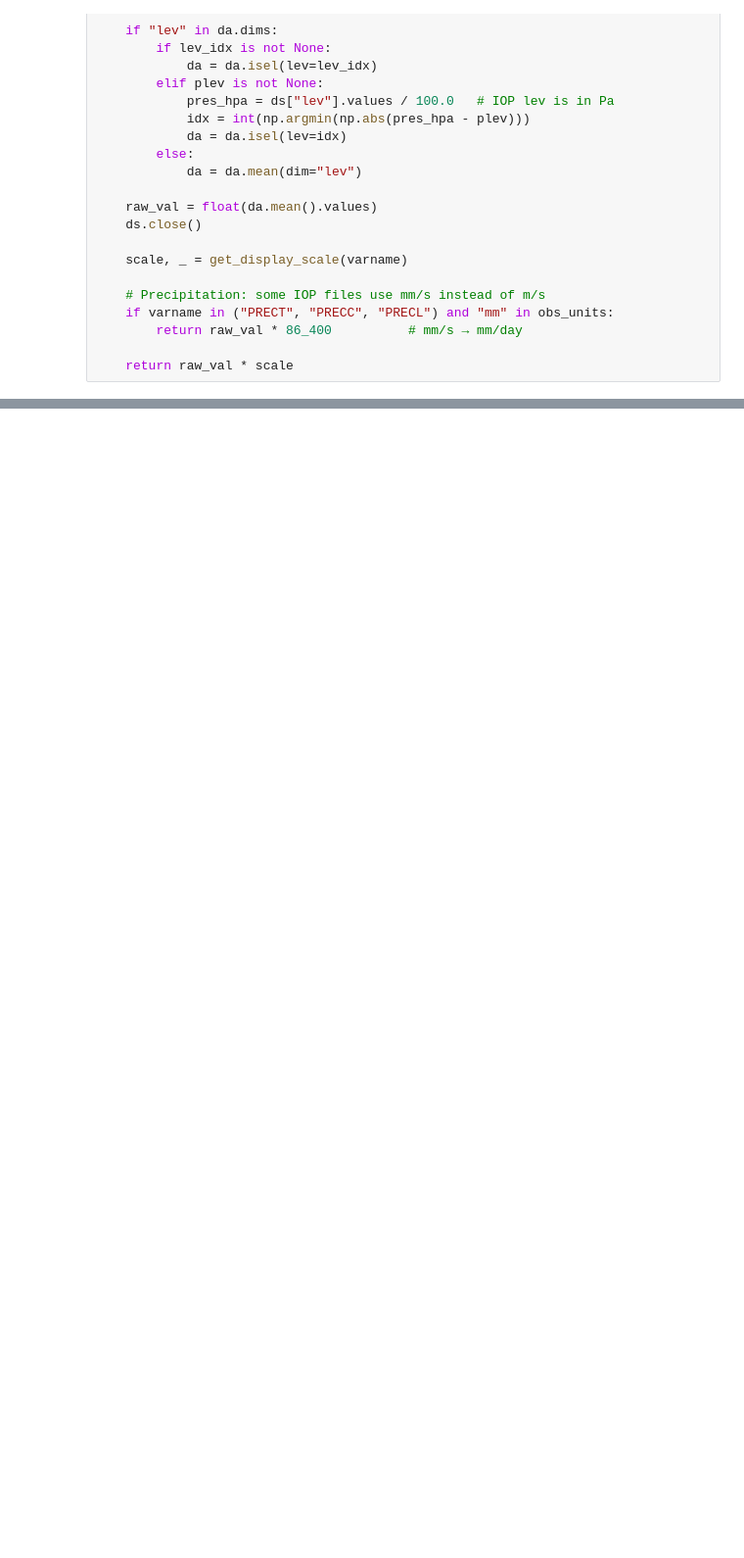
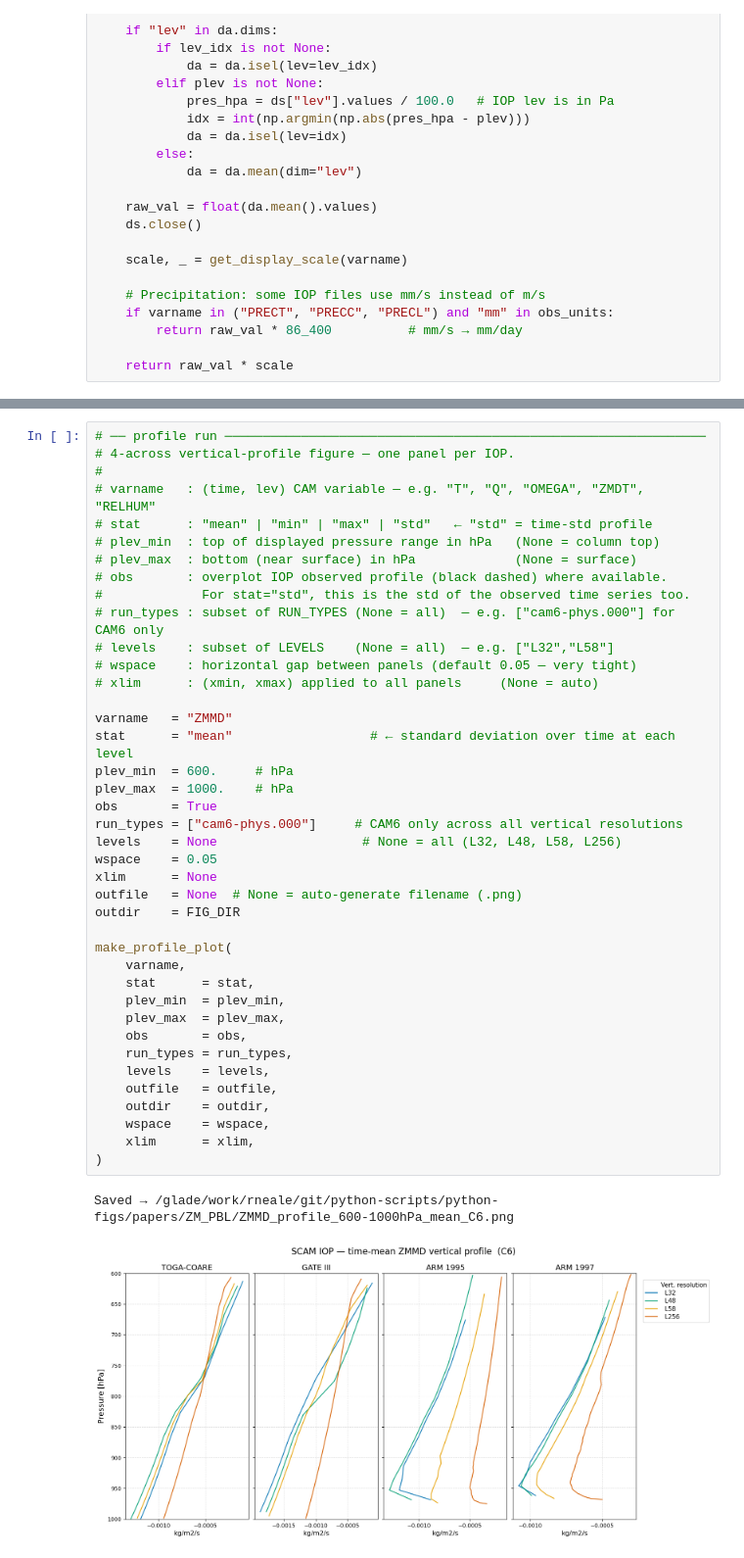
Before and after one commit to swrneale/python-scripts, a Jupyter notebook: papers/ZM_PBL/cam6_4_032/claude/scam_composite_scatter.ipynb, the cells around one changed output, grey strips where cells are left out. Shown at 98% size. Drawn from its saved outputs; the diff is of its cells as text; blank space fills up the shorter version.

```diff
--- a/papers/ZM_PBL/cam6_4_032/claude/scam_composite_scatter.ipynb
+++ b/papers/ZM_PBL/cam6_4_032/claude/scam_composite_scatter.ipynb
@@ -596,0 +840,43 @@ Saved → PLEL_levSFC_mean.png
+# %%
+# ── profile run ───────────────────────────────────────────────────────────────
+# 4-across vertical-profile figure — one panel per IOP.
+#
+# varname   : (time, lev) CAM variable — e.g. "T", "Q", "OMEGA", "ZMDT", "RELHUM"
+# stat      : "mean" | "min" | "max" | "std"   ← "std" = time-std profile
+# plev_min  : top of displayed pressure range in hPa   (None = column top)
+# plev_max  : bottom (near surface) in hPa             (None = surface)
+# obs       : overplot IOP observed profile (black dashed) where available.
+#             For stat="std", this is the std of the observed time series too.
+# run_types : subset of RUN_TYPES (None = all)  — e.g. ["cam6-phys.000"] for CAM6 only
+# levels    : subset of LEVELS    (None = all)  — e.g. ["L32","L58"]
+# wspace    : horizontal gap between panels (default 0.05 — very tight)
+# xlim      : (xmin, xmax) applied to all panels     (None = auto)
+
+varname   = "ZMMD"
+stat      = "mean"                  # ← standard deviation over time at each level
+plev_min  = 600.     # hPa
+plev_max  = 1000.    # hPa
+obs       = True
+run_types = ["cam6-phys.000"]     # CAM6 only across all vertical resolutions
+levels    = None                   # None = all (L32, L48, L58, L256)
+wspace    = 0.05
+xlim      = None
+outfile   = None  # None = auto-generate filename (.png)
+outdir    = FIG_DIR
+
+make_profile_plot(
+    varname,
+    stat      = stat,
+    plev_min  = plev_min,
+    plev_max  = plev_max,
+    obs       = obs,
+    run_types = run_types,
+    levels    = levels,
+    outfile   = outfile,
+    outdir    = outdir,
+    wspace    = wspace,
+    xlim      = xlim,
+)
+# %% [output]
+Saved → /glade/work/rneale/git/python-scripts/python-figs/papers/ZM_PBL/ZMMD_profile_600-1000hPa_mean_C6.png
+[figure, added]
```
Also changed, not shown: parts of 7 cells of this notebook, 39 other files.
